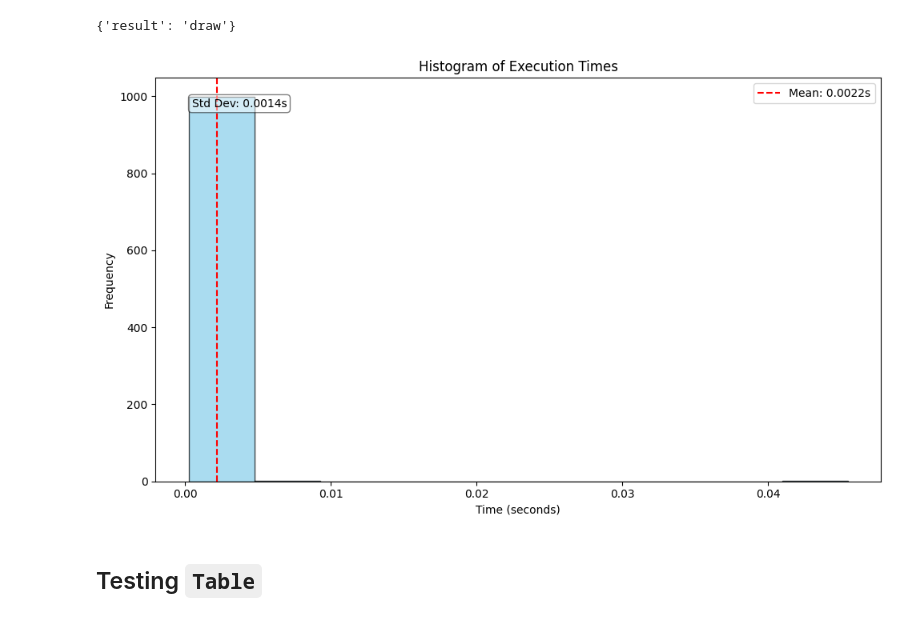
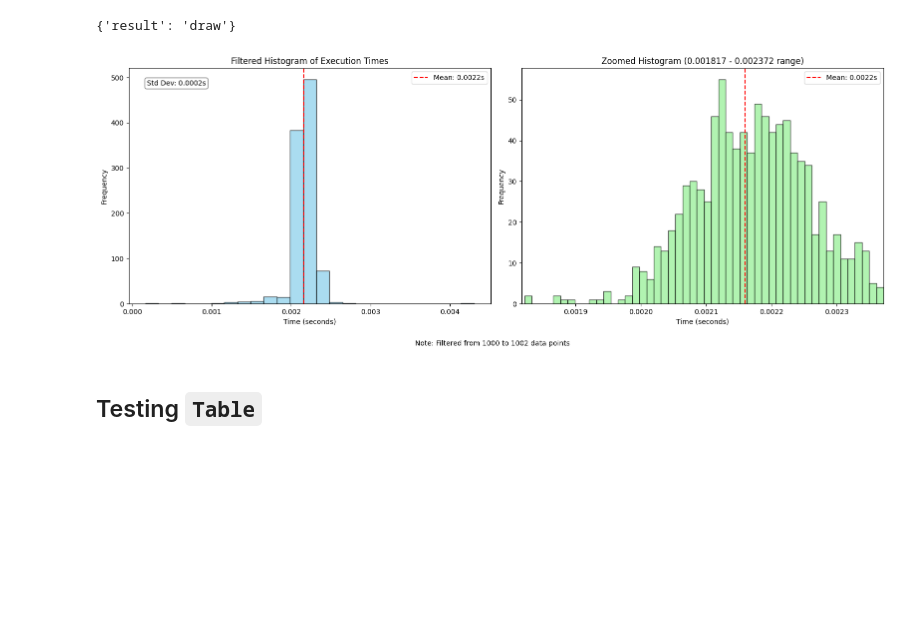
Before and after one commit to hardyek/mahgym, a Jupyter notebook: notebooks/testing_execution_times.ipynb, the cells around one changed output. Drawn from its saved outputs; the diff is of its cells as text; code cells hidden in the pictures; blank space fills up the shorter version.

```diff
--- a/notebooks/testing_execution_times.ipynb
+++ b/notebooks/testing_execution_times.ipynb
@@ -49,30 +49,48 @@ for _ in range(1000):
         game._main_loop()
         end_time = time.perf_counter()
         times.append(end_time - start_time)
+
+times.append(np.mean(times))
+times.append(np.std(times))
 # %%
-plt.figure(figsize=(10, 6))
+execution_times = times[:-2]
 
-# Create histogram
-plt.hist(times, bins=10, alpha=0.7, color='skyblue', edgecolor='black')
+# Create a figure with two subplots side by side
+fig, (ax1, ax2) = plt.subplots(1, 2, figsize=(16, 6))
 
-plt.title('Histogram of Execution Times')
-plt.ylabel('Frequency')
-plt.xlabel('Time (seconds)')
+ax1.hist(times, bins=25, alpha=0.7, color='skyblue', edgecolor='black')
+ax1.set_title('Filtered Histogram of Execution Times')
+ax1.set_ylabel('Frequency')
+ax1.set_xlabel('Time (seconds)')
+ax1.axvline(x=np.mean(times), color='r', linestyle='--',
+            label=f'Mean: {np.mean(times):.4f}s')
+ax1.legend()
 
-# Add a vertical line for the mean
-plt.axvline(x=np.mean(times), color='r', linestyle='--',
-           label=f'Mean: {np.mean(times):.4f}s')
-
-# Add a text annotation for standard deviation
-plt.text(0.05, 0.95, f'Std Dev: {np.std(times):.4f}s',
-         transform=plt.gca().transAxes, verticalalignment='top',
+ax1.text(0.05, 0.95, f'Std Dev: {np.std(times):.4f}s',
+         transform=ax1.transAxes, verticalalignment='top',
          bbox=dict(boxstyle='round', facecolor='white', alpha=0.5))
 
-plt.legend()
+zoom_min = np.percentile(times, 3)
+zoom_max = np.percentile(times, 97)
+filtered_times = [t for t in execution_times if zoom_min <= t <= zoom_max]
+
+ax2.hist(filtered_times, bins=50, alpha=0.7, color='lightgreen', edgecolor='black')
+ax2.set_title(f'Zoomed Histogram ({zoom_min:.6f} - {zoom_max:.6f} range)')
+ax2.set_ylabel('Frequency')
+ax2.set_xlabel('Time (seconds)')
+ax2.set_xlim(zoom_min, zoom_max)
+ax2.axvline(x=np.mean(times), color='r', linestyle='--',
+            label=f'Mean: {np.mean(times):.4f}s')
+ax2.legend()
+
+fig.text(0.5, 0.01, f'Note: Filtered from {len(execution_times)} to {len(times)} data points',
+         ha='center', fontsize=10)
+
 plt.tight_layout()
+plt.subplots_adjust(bottom=0.15)
 plt.show()
 # %% [output]
-[figure, old version]
+[figure, new version]
 # %% [markdown]
 ## Testing `Table`
 # %%
```
Also changed, not shown: parts of 2 cells of this notebook, 1 other file.
